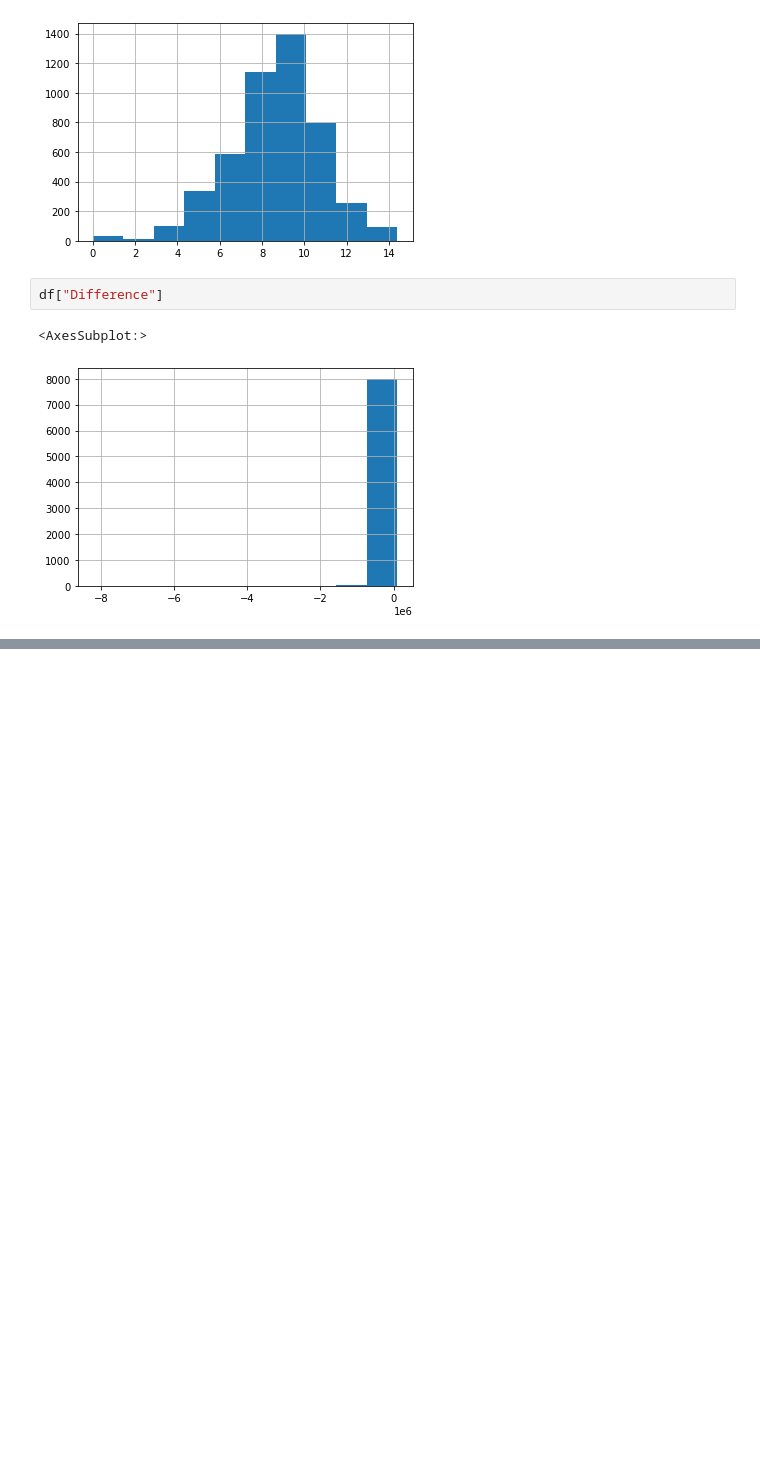
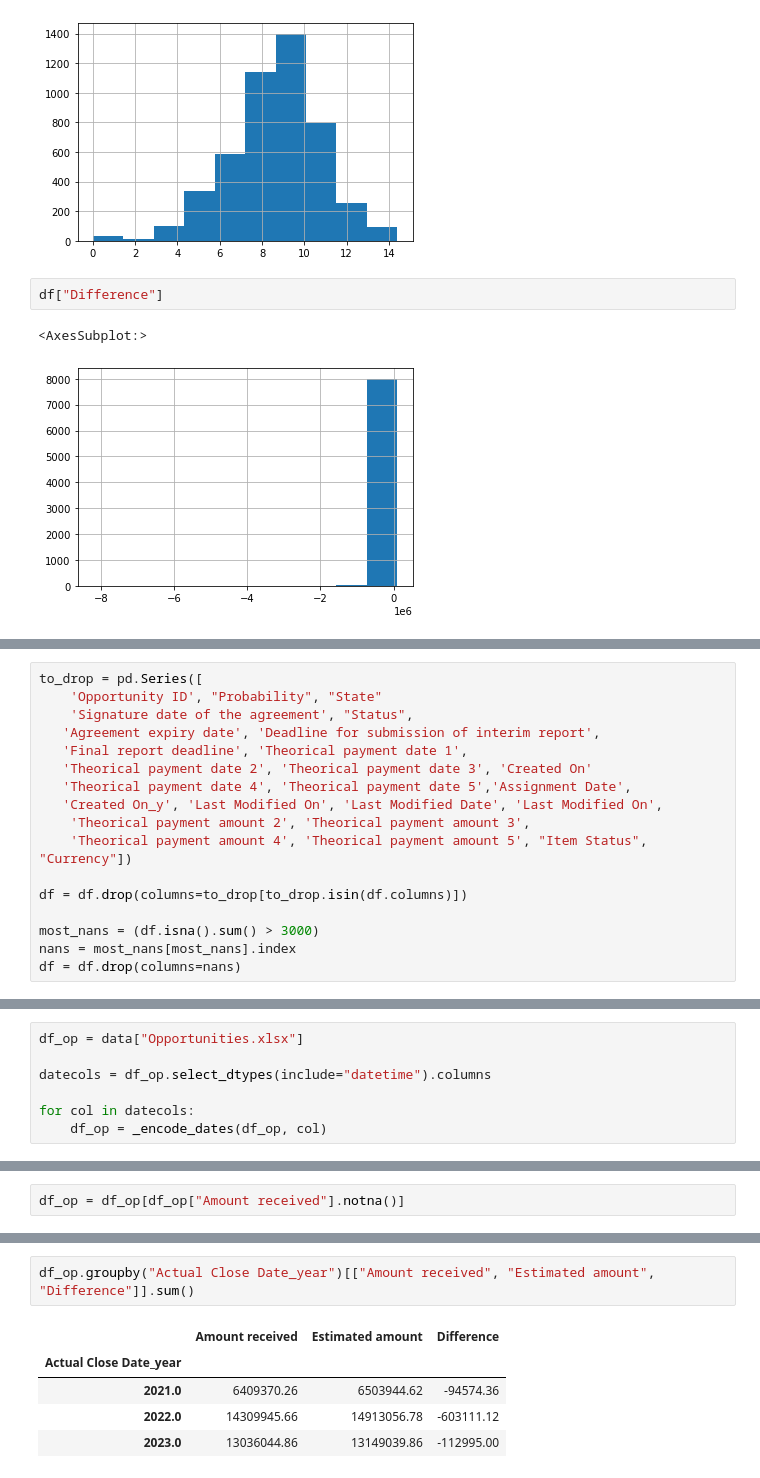
Before and after one commit to dfgparis23/Team-1, a Jupyter notebook: JoinData.ipynb, the cells around one changed output, grey strips where cells are left out. Saved outputs shown, nothing was run; the diff lists cells and outputs as text; blank space fills up the shorter version.

```diff
--- a/JoinData.ipynb
+++ b/JoinData.ipynb
@@ -579,0 +638,17 @@ df["Difference"]
+# %%
+to_drop = pd.Series([
+    'Opportunity ID', "Probability", "State"
+    'Signature date of the agreement', "Status",
+   'Agreement expiry date', 'Deadline for submission of interim report',
+   'Final report deadline', 'Theorical payment date 1',
+   'Theorical payment date 2', 'Theorical payment date 3', 'Created On'
+   'Theorical payment date 4', 'Theorical payment date 5','Assignment Date',
+   'Created On_y', 'Last Modified On', 'Last Modified Date', 'Last Modified On',
+    'Theorical payment amount 2', 'Theorical payment amount 3',
+    'Theorical payment amount 4', 'Theorical payment amount 5', "Item Status", "Currency"])
+
+df = df.drop(columns=to_drop[to_drop.isin(df.columns)])
+
+most_nans = (df.isna().sum() > 3000)
+nans = most_nans[most_nans].index
+df = df.drop(columns=nans)
@@ -579,0 +876,7 @@ df["Difference"]
+# %%
+df_op = data["Opportunities.xlsx"]
+
+datecols = df_op.select_dtypes(include="datetime").columns
+
+for col in datecols:
+    df_op = _encode_dates(df_op, col)
@@ -579,0 +889,2 @@ df["Difference"]
+# %%
+df_op = df_op[df_op["Amount received"].notna()]
@@ -579,0 +937,8 @@ df["Difference"]
+# %%
+df_op.groupby("Actual Close Date_year")[["Amount received", "Estimated amount", "Difference"]].sum()
+# %% [output]
+|  | Amount received | Estimated amount | Difference |
+| Actual Close Date_year |  |  |  |
+| 2021.0 | 6409370.26 | 6503944.62 | -94574.36 |
+| 2022.0 | 14309945.66 | 14913056.78 | -603111.12 |
+| 2023.0 | 13036044.86 | 13149039.86 | -112995.00 |
```
Also changed, not shown: parts of 52 cells of this notebook.
